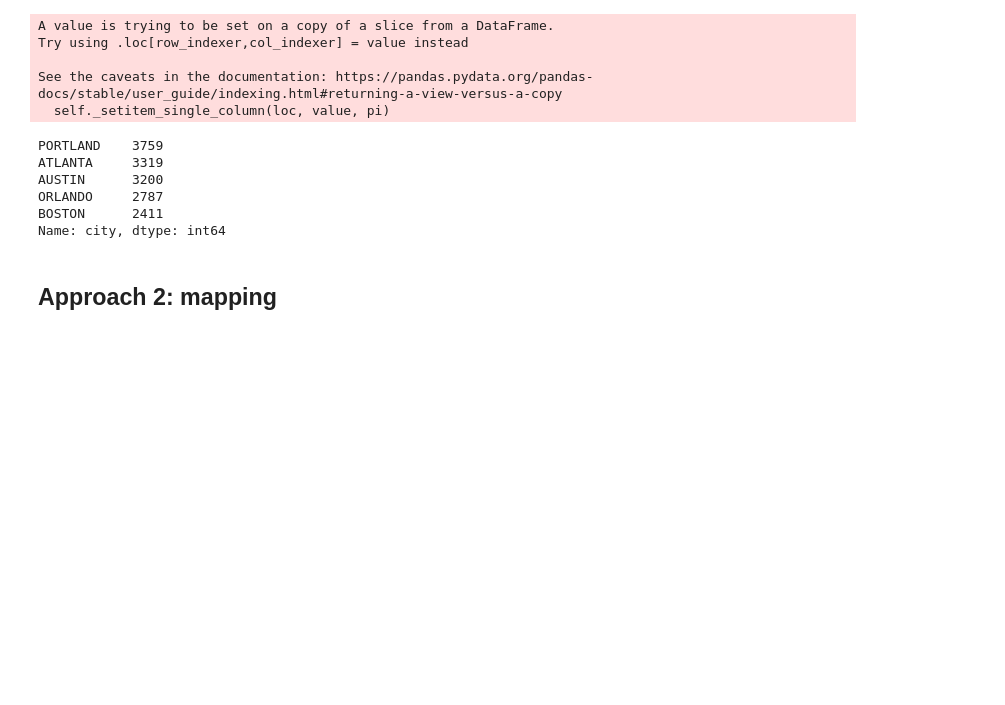
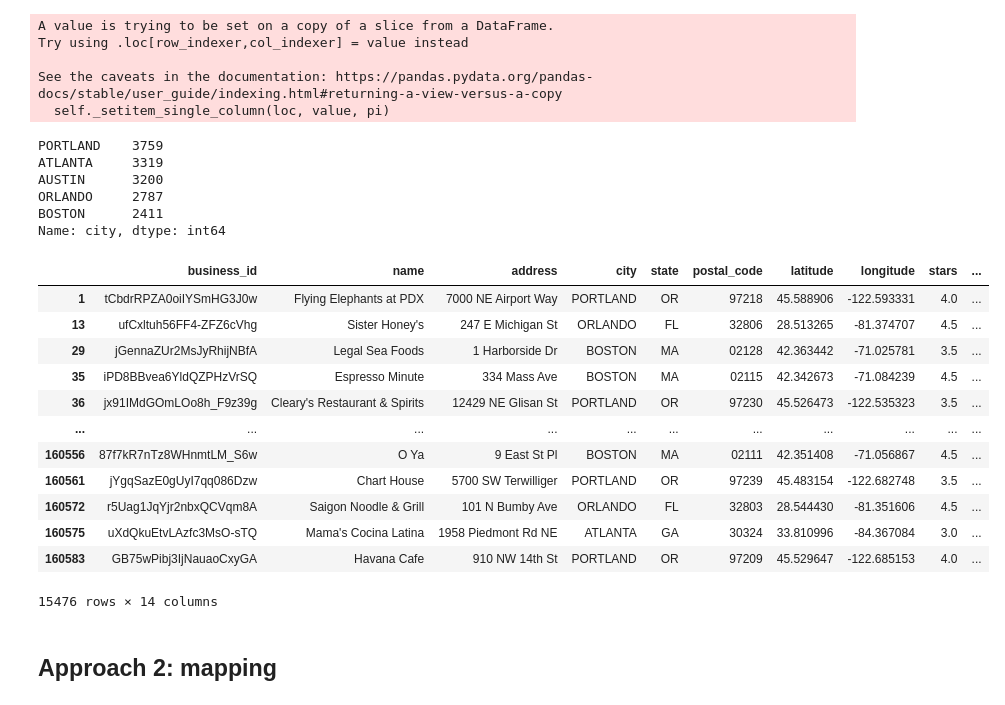
Before and after one commit to christinabrady/ds4a_women_project, a Jupyter notebook: delete-me-clean-city-names.ipynb, the cells around one changed output. Drawn from its saved outputs; the diff is of its cells as text; code cells hidden in the pictures; blank space fills up the shorter version.

Commit message:
fix clean-city_names function

```diff
--- a/delete-me-clean-city-names.ipynb
+++ b/delete-me-clean-city-names.ipynb
@@ -149,7 +149,7 @@ for city_name in city_list:
      # Check whether the similarity score is greater than or equal to 85
     if match[1] >= 85:
       # If it is, select all rows where the city is spelled this way, and set them to the correct city_name
-      restaurant_clean.loc[restaurant_clean['city'] == match[0]] = city_name
+      restaurant_clean.loc[restaurant_clean['city'] == match[0], 'city'] = city_name
 # %% [output]
 A value is trying to be set on a copy of a slice from a DataFrame.
 Try using .loc[row_indexer,col_indexer] = value instead
@@ -166,6 +166,22 @@ AUSTIN      3200
 ORLANDO     2787
 BOSTON      2411
 Name: city, dtype: int64
+# %%
+restaurant_clean
+# %% [output]
+|  | business_id | name | address | city | state | postal_code | latitude | longitude | stars | ... |
+| 1 | tCbdrRPZA0oiIYSmHG3J0w | Flying Elephants at PDX | 7000 NE Airport Way | PORTLAND | OR | 97218 | 45.588906 | -122.593331 | 4.0 | ... |
+| 13 | ufCxltuh56FF4-ZFZ6cVhg | Sister Honey's | 247 E Michigan St | ORLANDO | FL | 32806 | 28.513265 | -81.374707 | 4.5 | ... |
+| 29 | jGennaZUr2MsJyRhijNBfA | Legal Sea Foods | 1 Harborside Dr | BOSTON | MA | 02128 | 42.363442 | -71.025781 | 3.5 | ... |
+| 35 | iPD8BBvea6YldQZPHzVrSQ | Espresso Minute | 334 Mass Ave | BOSTON | MA | 02115 | 42.342673 | -71.084239 | 4.5 | ... |
+| 36 | jx91IMdGOmLOo8h_F9z39g | Cleary's Restaurant & Spirits | 12429 NE Glisan St | PORTLAND | OR | 97230 | 45.526473 | -122.535323 | 3.5 | ... |
+| ... | ... | ... | ... | ... | ... | ... | ... | ... | ... | ... |
+| 160556 | 87f7kR7nTz8WHnmtLM_S6w | O Ya | 9 East St Pl | BOSTON | MA | 02111 | 42.351408 | -71.056867 | 4.5 | ... |
+| 160561 | jYgqSazE0gUyI7qq086Dzw | Chart House | 5700 SW Terwilliger | PORTLAND | OR | 97239 | 45.483154 | -122.682748 | 3.5 | ... |
+| 160572 | r5Uag1JqYjr2nbxQCVqm8A | Saigon Noodle & Grill | 101 N Bumby Ave | ORLANDO | FL | 32803 | 28.544430 | -81.351606 | 4.5 | ... |
+| 160575 | uXdQkuEtvLAzfc3MsO-sTQ | Mama's Cocina Latina | 1958 Piedmont Rd NE | ATLANTA | GA | 30324 | 33.810996 | -84.367084 | 3.0 | ... |
+| 160583 | GB75wPibj3IjNauaoCxyGA | Havana Cafe | 910 NW 14th St | PORTLAND | OR | 97209 | 45.529647 | -122.685153 | 4.0 | ... |
+15476 rows × 14 columns
 # %% [markdown]
 ## Approach 2: mapping
 # %%
```
Also changed, not shown: 3 other files.
